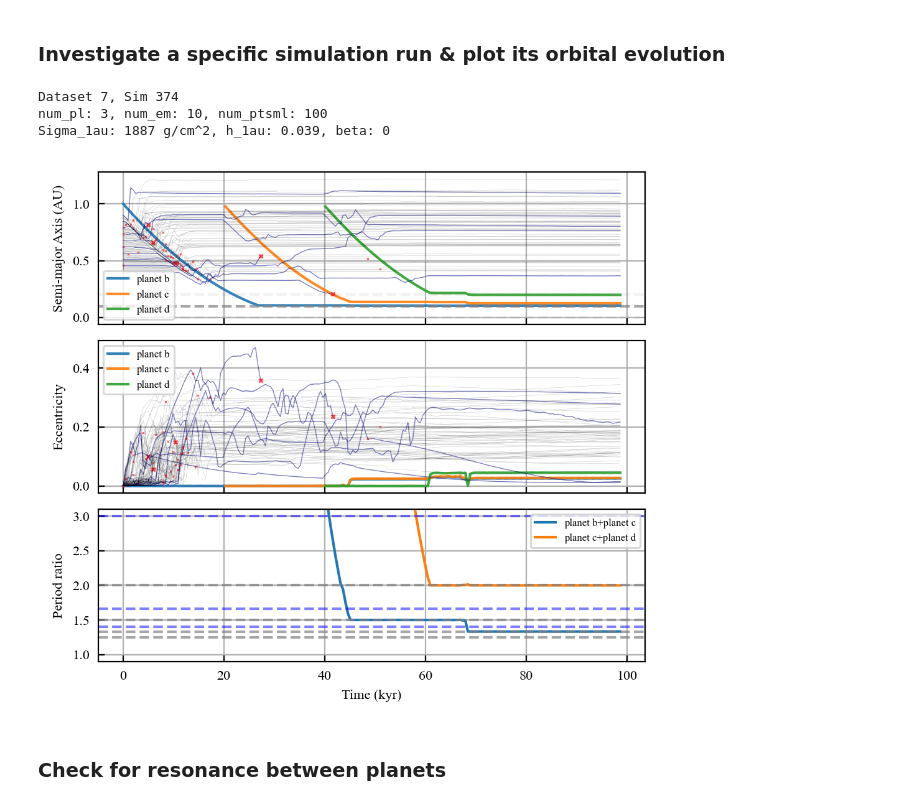
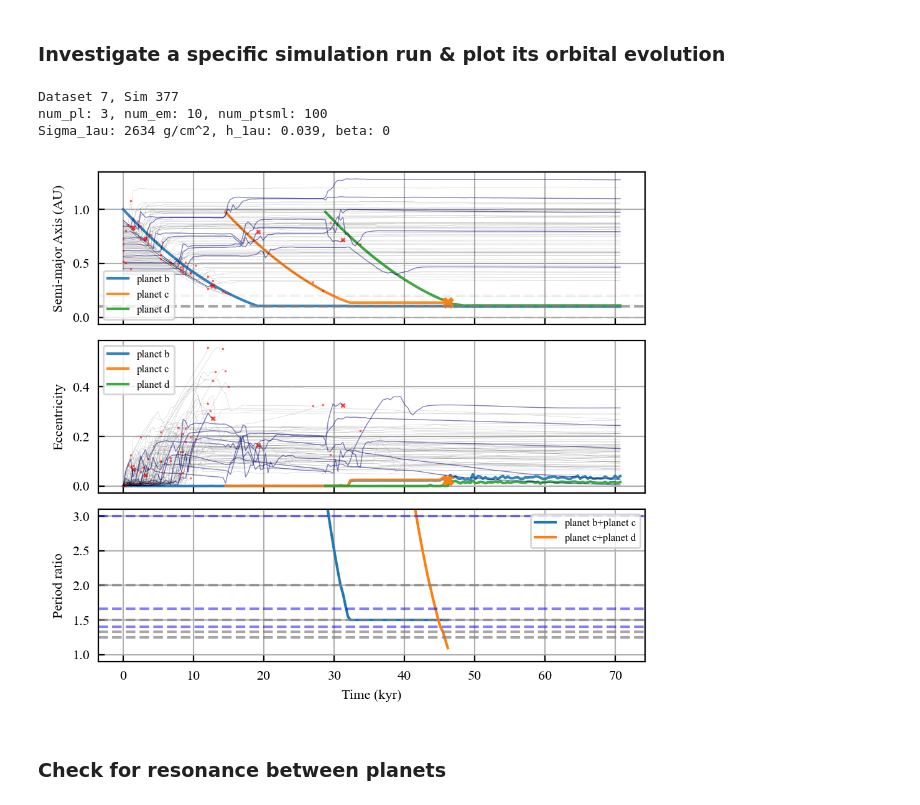
Before and after one commit to dchen10Git/uh-ifa-reu-2026, a Jupyter notebook: analyze_sims.ipynb, the cells around one changed output. Saved outputs shown, nothing was run; the diff lists cells and outputs as text; code cells hidden in the pictures.

```diff
--- a/analyze_sims.ipynb
+++ b/analyze_sims.ipynb
@@ -230,38 +227,38 @@ def plot_system(saved_sim, elements, num_pl, num_em, num_ptsml, t_units='kyr'):
     fig.subplots_adjust(hspace=0)
 
     # plt.suptitle("Orbital Evolution")
     plt.tight_layout(); plt.show()
     # plt.savefig("orbital_evo.svg", bbox_inches="tight")
 
 dataset_id = 7
-sim_id = 374
+sim_id = 377
 
 for sim_id in range(sim_id, sim_id+1):
 # for sim_id in inside_d:
     base_dir = Path.cwd()
     file_path = base_dir.parent / f"sim_results/dataset{dataset_id}" / f"sim{sim_id}.h5"
 
     try:
         saved_sim = reb_sims.load_simulation_run(file_path)
     except FileNotFoundError:
-        # print(f"Sim {sim_id} not found")
+        print(f"Sim {sim_id} not found")
         continue
 
     sim_data, metadata = saved_sim
     m_star = metadata['m_star']
     rock_names = list(sim_data.keys())
     rocks = {p: sim_data[p] for p in rock_names}
     num_pl, num_em, num_ptsml = metadata['num_pl'], metadata['num_em'], metadata['num_ptsml']
 
     print(f"Dataset {dataset_id}, Sim {sim_id}")
     print(f"num_pl: {metadata['num_pl']}, num_em: {metadata['num_em']}, num_ptsml: {metadata['num_ptsml']}")
     print(f"Sigma_1au: {metadata['Sigma_1au']:.0f} g/cm^2, h_1au: {metadata['h_1au']:.3f}, beta: {metadata['beta']}")
     plot_system(saved_sim, ['a', 'e', 'P_ratio'], num_pl, num_em, num_ptsml)
 # %% [output]
-Dataset 7, Sim 374
+Dataset 7, Sim 377
 num_pl: 3, num_em: 10, num_ptsml: 100
-Sigma_1au: 1887 g/cm^2, h_1au: 0.039, beta: 0
+Sigma_1au: 2634 g/cm^2, h_1au: 0.039, beta: 0
-[figure, old version]
+[figure, new version]
 # %% [markdown]
 ### Check for resonance between planets
 # %%
```
Also changed, not shown: parts of 4 cells of this notebook, 4 other files.
